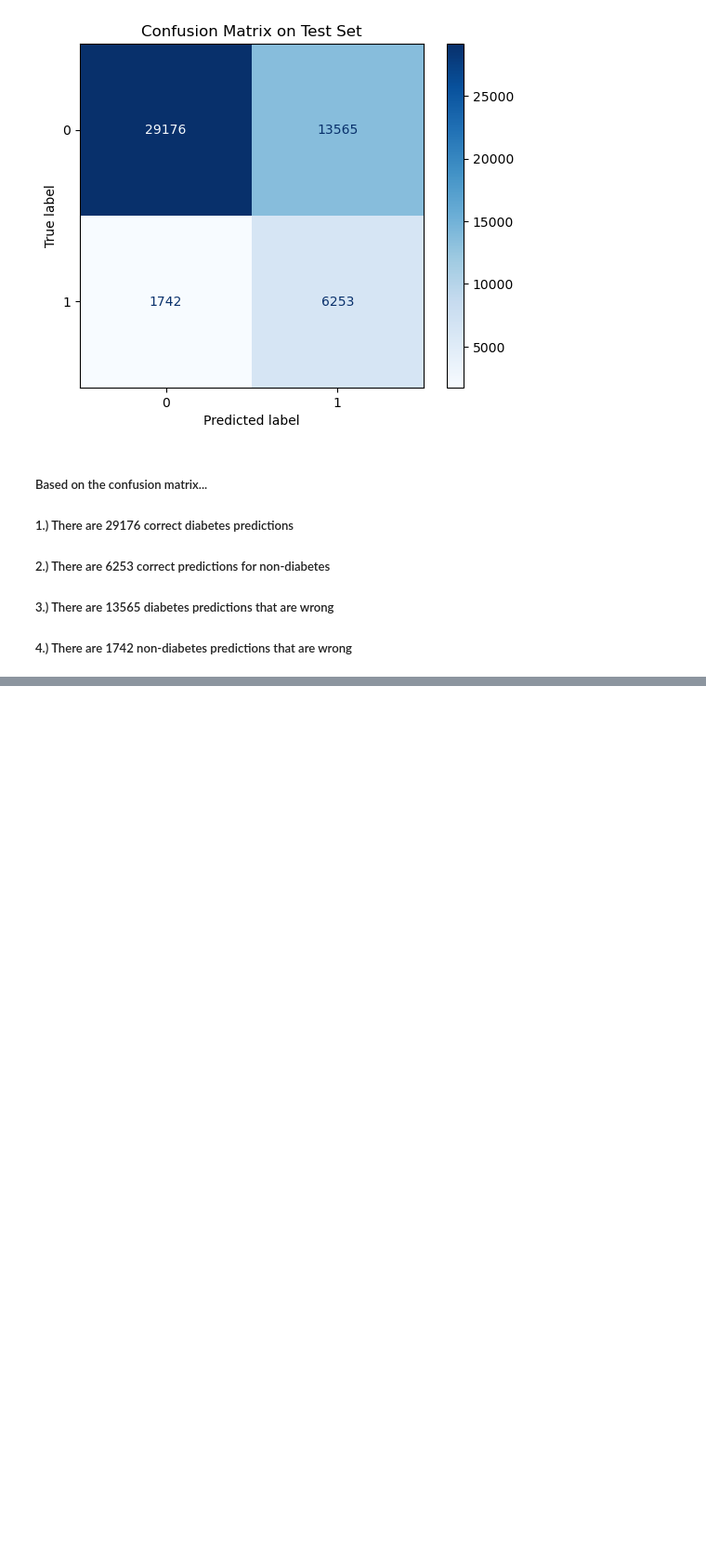
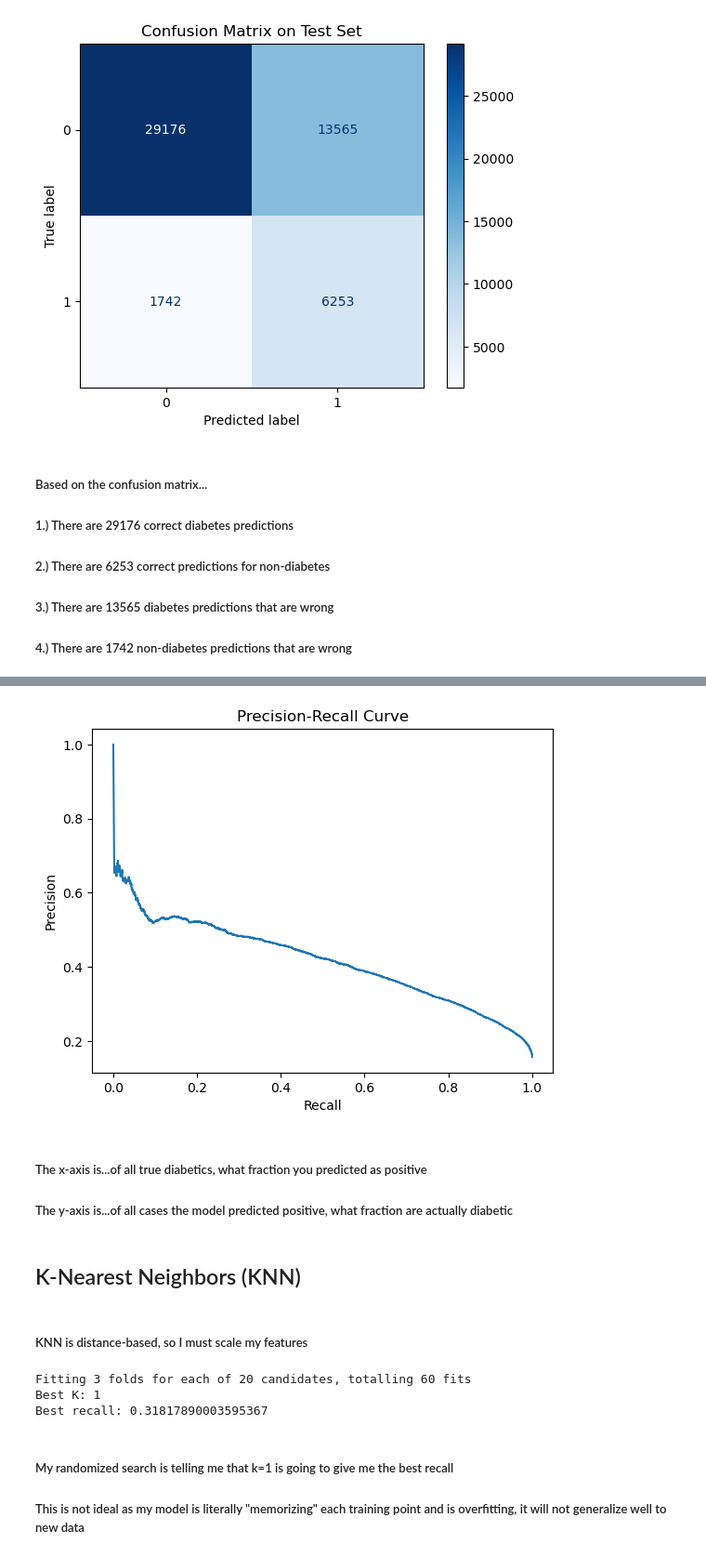
Before and after one commit to justink106/Diabetes-Predictor-Model, a Jupyter notebook: Diabetes Predictor Model - Modeling.ipynb, the cells around one changed output, grey strips where cells are left out. Shown: that part at 93% size. Saved outputs shown, nothing was run; the diff lists cells and outputs as text; code cells hidden in the pictures; blank space fills up the shorter version.

```diff
--- a/Diabetes Predictor Model - Modeling.ipynb
+++ b/Diabetes Predictor Model - Modeling.ipynb
@@ -188,0 +226,18 @@ plt.show()
+# %%
+# Plotting my precision-recall curve
+prec, rec, _ = precision_recall_curve(y_test, y_probs)
+plt.figure()
+plt.plot(rec, prec)
+plt.xlabel('Recall')
+plt.ylabel('Precision')
+plt.title('Precision-Recall Curve')
+plt.show()
+# %% [output]
+[figure, added]
+# %% [markdown]
+##### The x-axis is...of all true diabetics, what fraction you predicted as positive
+##### The y-axis is...of all cases the model predicted positive, what fraction are actually diabetic
+# %% [markdown]
+## K-Nearest Neighbors (KNN)
+# %% [markdown]
+##### KNN is distance-based, so I must scale my features
@@ -188,0 +254,26 @@ plt.show()
+# %%
+# Instantiating RandomizedSearchCV
+rand = RandomizedSearchCV(
+    estimator=KNeighborsClassifier(algorithm='auto', n_jobs=2),
+    param_distributions=param_grid,
+    n_iter=20,
+    scoring='recall',
+    cv=3,
+    verbose=2,
+    random_state=42,
+    n_jobs=-1
+)
+
+# Fitting to training data
+rand.fit(X_train_scaled, y_train)
+
+# Examining best results
+print(f'Best K: {rand.best_params_["n_neighbors"]}')
+print(f'Best recall: {rand.best_score_}')
+# %% [output]
+Fitting 3 folds for each of 20 candidates, totalling 60 fits
+Best K: 1
+Best recall: 0.31817890003595367
+# %% [markdown]
+##### My randomized search is telling me that k=1 is going to give me the best recall
+##### This is not ideal as my model is literally "memorizing" each training point and is overfitting, it will not generalize well to new data
```
Also changed, not shown: parts of 9 cells of this notebook.
